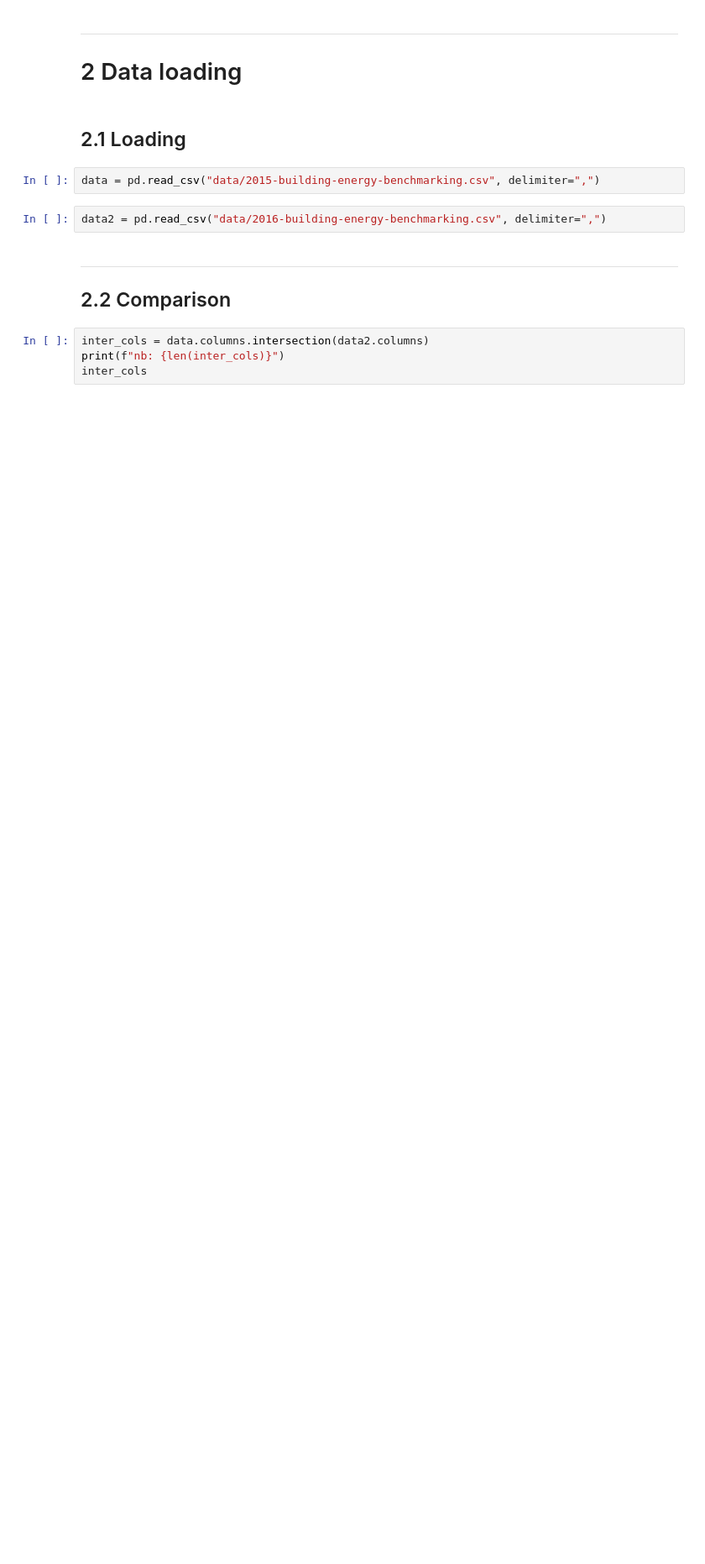
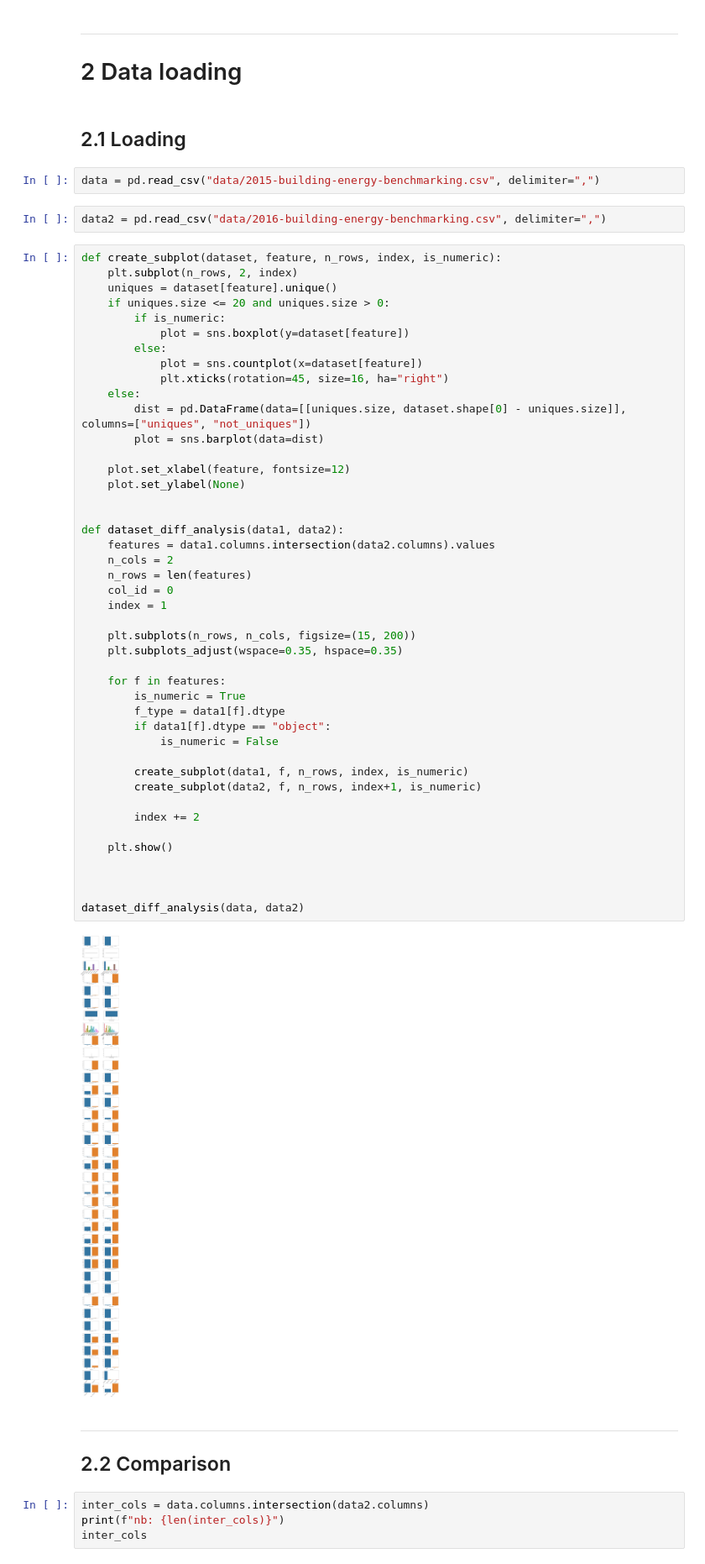
Before and after one commit to curiousmindflow/oc-ml-p3, a Jupyter notebook: preparation.ipynb, the cells around one changed output. Shown at 84% size. Saved outputs shown, nothing was run; the diff lists cells and outputs as text; blank space fills up the shorter version.

```diff
--- a/preparation.ipynb
+++ b/preparation.ipynb
@@ -124,6 +124,52 @@ class OutlierIqrProcessor(OutlierProcessor):
 data = pd.read_csv("data/2015-building-energy-benchmarking.csv", delimiter=",")
 # %%
 data2 = pd.read_csv("data/2016-building-energy-benchmarking.csv", delimiter=",")
+# %%
+def create_subplot(dataset, feature, n_rows, index, is_numeric):
+    plt.subplot(n_rows, 2, index)
+    uniques = dataset[feature].unique()
+    if uniques.size <= 20 and uniques.size > 0:
+        if is_numeric:
+            plot = sns.boxplot(y=dataset[feature])
+        else:
+            plot = sns.countplot(x=dataset[feature])
+            plt.xticks(rotation=45, size=16, ha="right")
+    else:
+        dist = pd.DataFrame(data=[[uniques.size, dataset.shape[0] - uniques.size]], columns=["uniques", "not_uniques"])
+        plot = sns.barplot(data=dist)
+
+    plot.set_xlabel(feature, fontsize=12)
+    plot.set_ylabel(None)
+
+
+def dataset_diff_analysis(data1, data2):
+    features = data1.columns.intersection(data2.columns).values
+    n_cols = 2
+    n_rows = len(features)
+    col_id = 0
+    index = 1
+
+    plt.subplots(n_rows, n_cols, figsize=(15, 200))
+    plt.subplots_adjust(wspace=0.35, hspace=0.35)
+
+    for f in features:
+        is_numeric = True
+        f_type = data1[f].dtype
+        if data1[f].dtype == "object":
+            is_numeric = False
+
+        create_subplot(data1, f, n_rows, index, is_numeric)
+        create_subplot(data2, f, n_rows, index+1, is_numeric)
+
+        index += 2
+
+    plt.show()
+
+
+
+dataset_diff_analysis(data, data2)
+# %% [output]
+[figure, added]
 # %% [markdown]
 ***
 ## 2.2 Comparison
```
Also changed, not shown: parts of 29 cells of this notebook, 1 other file.
